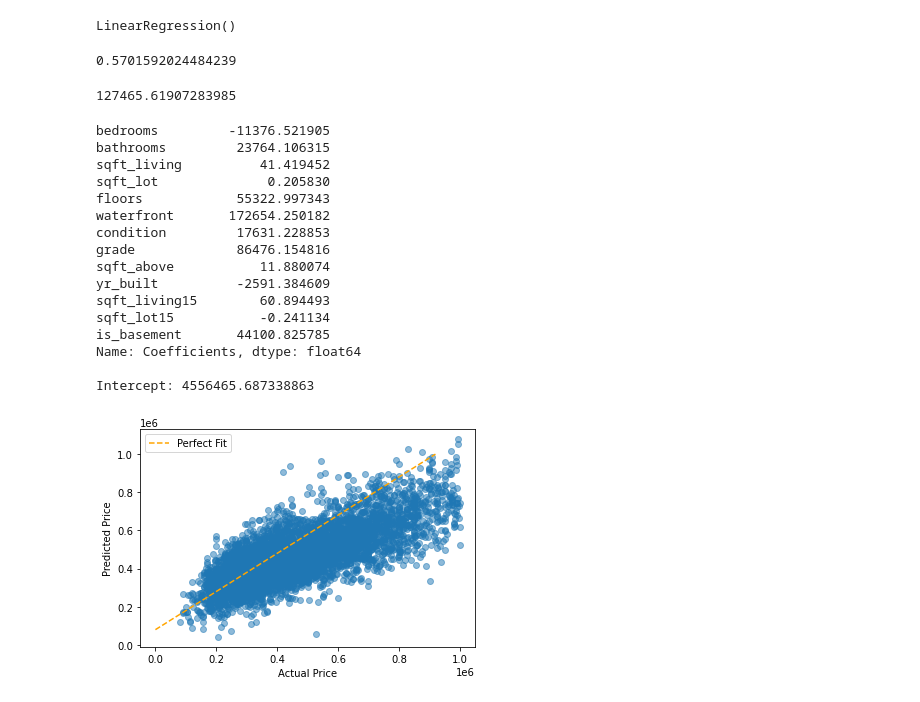
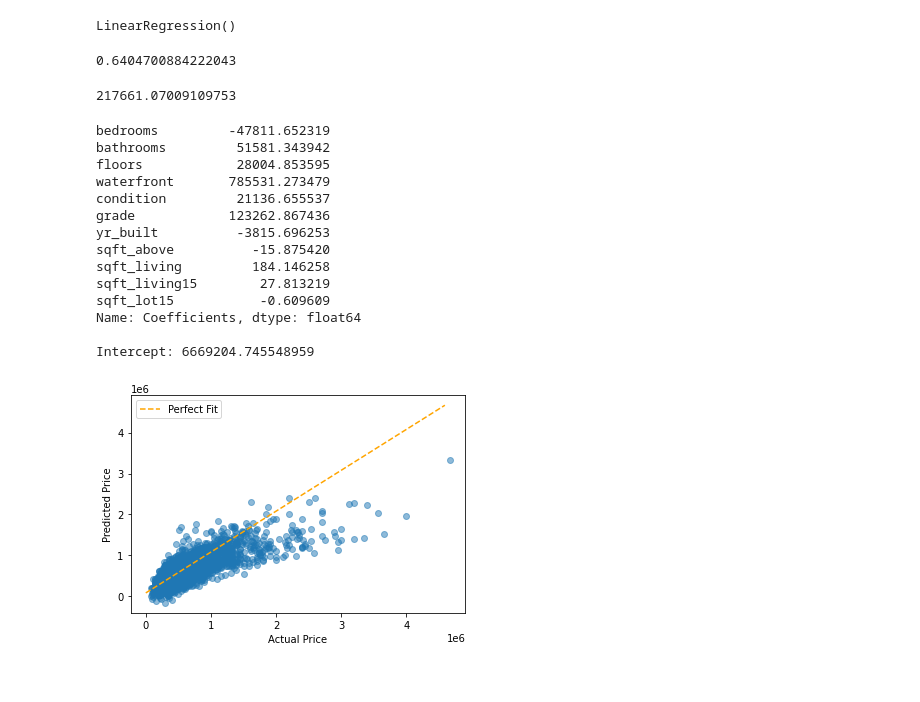
Before and after one commit to bentoler22/Flatiron_Phase_2_Project, a Jupyter notebook: student.ipynb, the cells around one changed output. Saved outputs shown, nothing was run; the diff lists cells and outputs as text; code cells hidden in the pictures.

Commit message:
Updated modeling

```diff
--- a/student.ipynb
+++ b/student.ipynb
@@ -76,3 +137,6 @@ y = df[df.price < 1000000].price
+# %%
+X = final_data.drop('price_log', axis=1)
+y = final_data.price_log
 # %%
 from sklearn.model_selection import train_test_split
 X_train, X_test, y_train, y_test = train_test_split(X, y, test_size=0.25)
@@ -164,0 +182,3 @@ y.hist(bins='auto')
+# %%
+X_train_final = X_train
+X_test_final = X_test
@@ -164,0 +187,2 @@ y.hist(bins='auto')
+# %%
+final_model.fit(X_train_final, y_train)
@@ -447,52 +468,50 @@ X_test_final = X_test[significant_features]
 # %%
 final_model = LinearRegression()
 # %%
-final_model.fit(X_train, y_train)
+final_model.fit(X_train_final, y_train)
 # %% [output]
 LinearRegression()
 # %%
-final_model.score(X_test, y_test)
+final_model.score(X_test_final, y_test)
 # %% [output]
-0.5701592024484239
+0.6404700884222043
 # %%
 from sklearn.metrics import mean_squared_error
 
-mean_squared_error(y_test, final_model.predict(X_test), squared=False)
+mean_squared_error(y_test, final_model.predict(X_test_final), squared=False)
 # %% [output]
-127465.61907283985
+217661.07009109753
 # %%
-print(pd.Series(final_model.coef_, index=X_train.columns, name="Coefficients"))
+print(pd.Series(final_model.coef_, index=X_train_final.columns, name="Coefficients"))
 print()
 print("Intercept:", final_model.intercept_)
 # %% [output]
-bedrooms         -11376.521905
-bathrooms         23764.106315
-sqft_living          41.419452
-sqft_lot              0.205830
-floors            55322.997343
-waterfront       172654.250182
-condition         17631.228853
-grade             86476.154816
-sqft_above           11.880074
-yr_built          -2591.384609
-sqft_living15        60.894493
-sqft_lot15           -0.241134
-is_basement       44100.825785
+bedrooms         -47811.652319
+bathrooms         51581.343942
+floors            28004.853595
+waterfront       785531.273479
+condition         21136.655537
+grade            123262.867436
+yr_built          -3815.696253
+sqft_above          -15.875420
+sqft_living         184.146258
+sqft_living15        27.813219
+sqft_lot15           -0.609609
 Name: Coefficients, dtype: float64
 
-Intercept: 4556465.687338863
+Intercept: 6669204.745548959
 # %%
-preds = final_model.predict(X_test)
+preds = final_model.predict(X_test_final)
 fig, ax = plt.subplots()
 
 perfect_line = np.arange(y_test.min(), y_test.max())
 ax.plot(perfect_line, linestyle="--", color="orange", label="Perfect Fit")
 ax.scatter(y_test, preds, alpha=0.5)
 ax.set_xlabel("Actual Price")
 ax.set_ylabel("Predicted Price")
 ax.legend();
 # %% [output]
-[figure, old version]
+[figure, new version]
 # %%
 import scipy.stats as stats
 residuals = (y_test - preds)
```
Also changed, not shown: parts of 81 cells of this notebook, 1 other file.
